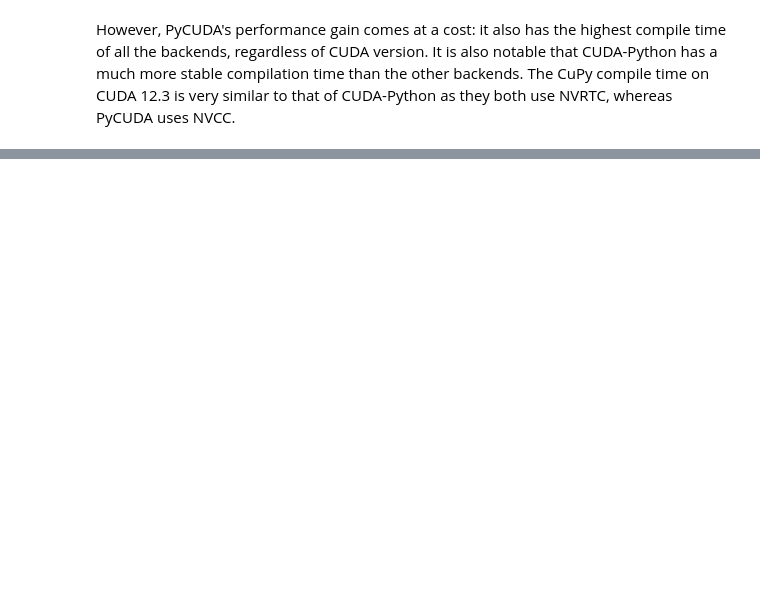
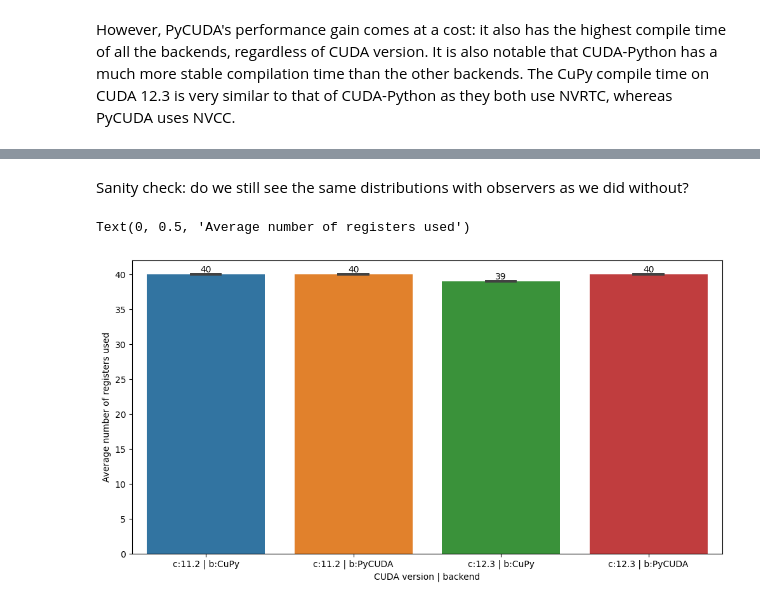
Before and after one commit to fjwillemsen/kernel_tuner_paper, a Jupyter notebook: test_backends.ipynb, the cells around one changed output, grey strips where cells are left out. Cells and saved outputs as stored; diff of their text form; code cells hidden in the pictures; blank space fills up the shorter version.

```diff
--- a/test_backends.ipynb
+++ b/test_backends.ipynb
@@ -80,0 +102,10 @@ Text(0, 0.98, 'backend | CUDA version')
+# %% [markdown]
+Sanity check: do we still see the same distributions with observers as we did without?
+# %%
+plt.figure(figsize=(plot_aspect*plot_height, plot_height))
+g = sns.barplot(data=df.sort_values(['CUDA version', 'backend']), x='CUDA version | backend', y="num_regs", estimator=np.mean, errorbar='sd', capsize=.2)
+g.bar_label(g.containers[0])
+g.set_ylabel("Average number of registers used")
+# %% [output]
+Text(0, 0.5, 'Average number of registers used')
+[figure, added]
```
Also changed, not shown: parts of 13 cells of this notebook.
